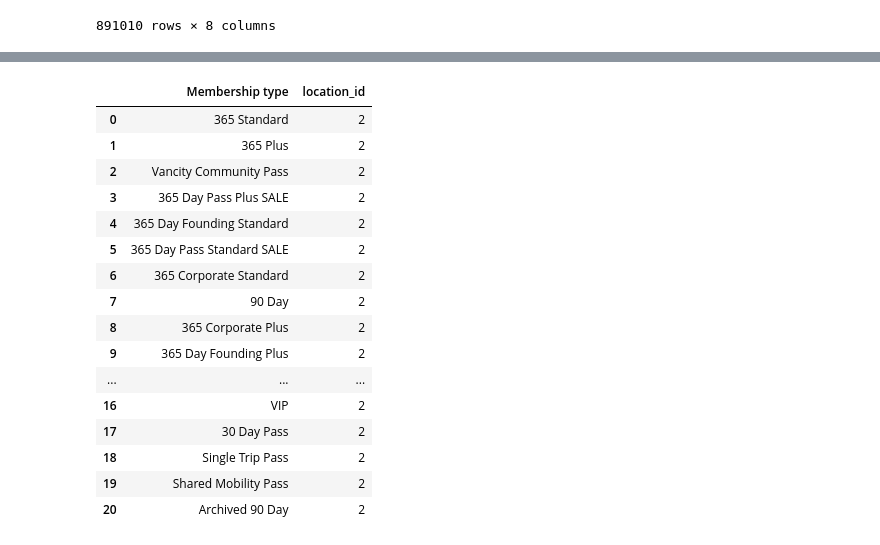
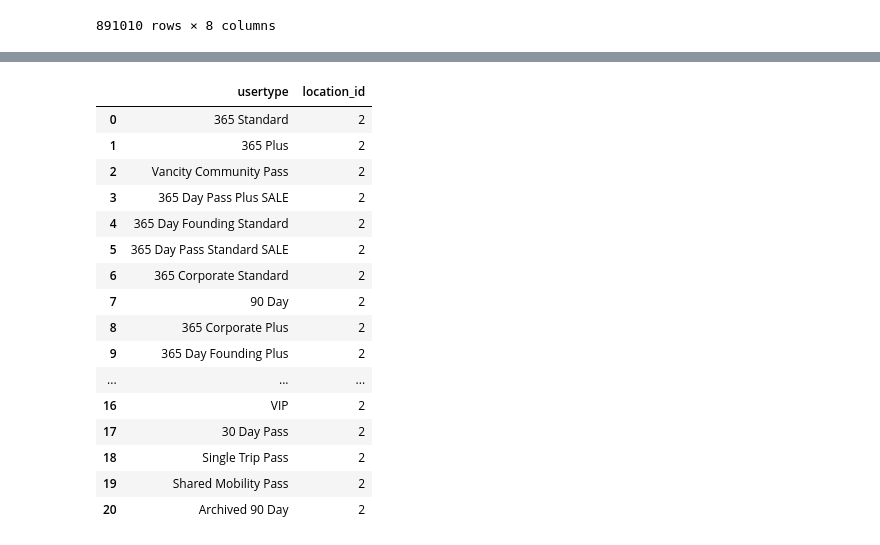
Before and after one commit to JeganS948/project2, a Jupyter notebook: resources/2_vancouver_canada/vancouver_bikeshare.ipynb, the cells around one changed output, grey strips where cells are left out. Saved outputs shown, nothing was run; the diff lists cells and outputs as text; code cells hidden in the pictures.

```diff
--- a/resources/2_vancouver_canada/vancouver_bikeshare.ipynb
+++ b/resources/2_vancouver_canada/vancouver_bikeshare.ipynb
@@ -162,7 +162,7 @@ bike_share
 891010 rows × 8 columns
 # %%
 #Renaming columns
-bike_share = bike_share.rename(columns={"Bike": "bike_id",
+bike_share = bike_share.rename(columns={"Bike": "bikeid",
                                         "Departure station":"start station id",
                                         "Return station":"end station id",
                                         "Departure":"starttime",
@@ -238,6 +238,6 @@ bike_share
 891010 rows × 8 columns
 # %%
 # Display Data Table for Preview
-bike_share["Member Type"]=bike_share["Membership type"]
+bike_share["Member Type"]=bike_share["usertype"]
 bike_share
 # %% [output]
@@ -264,11 +276,11 @@ bike_share
 891010 rows × 8 columns
 # %%
 #Membership :User type
-usertype = pd.DataFrame(bike_share[["Membership type","location_id"]])
+usertype = pd.DataFrame(bike_share[["usertype","location_id"]])
 usertype = usertype.drop_duplicates().reset_index(drop=True)
 usertype
 # %% [output]
-|  | Membership type | location_id |
+|  | usertype | location_id |
 | 0 | 365 Standard | 2 |
 | 1 | 365 Plus | 2 |
 | 2 | Vancity Community Pass | 2 |
```
Also changed, not shown: parts of 10 cells of this notebook.
